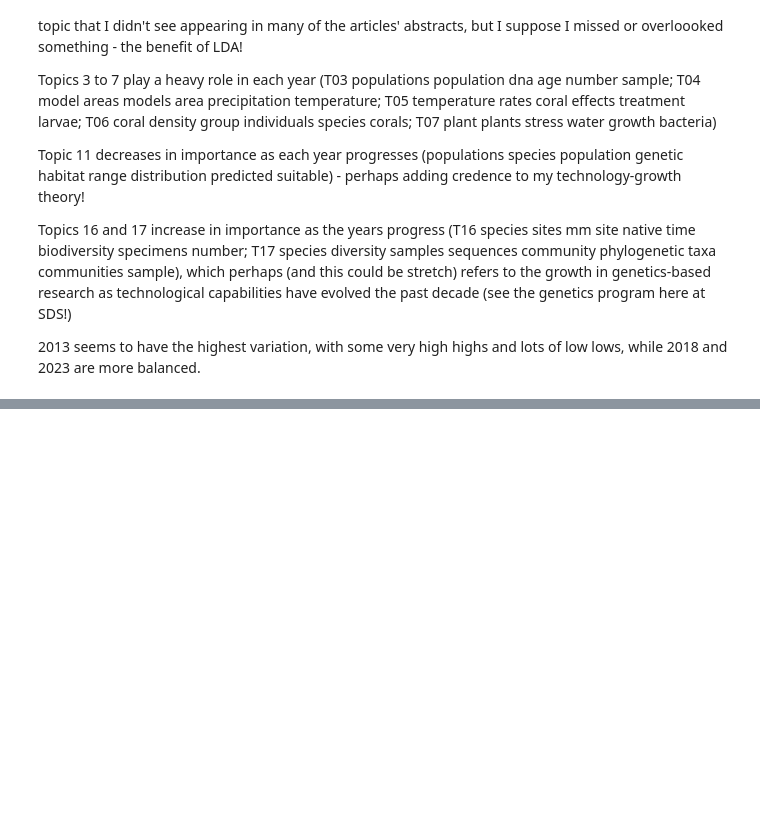
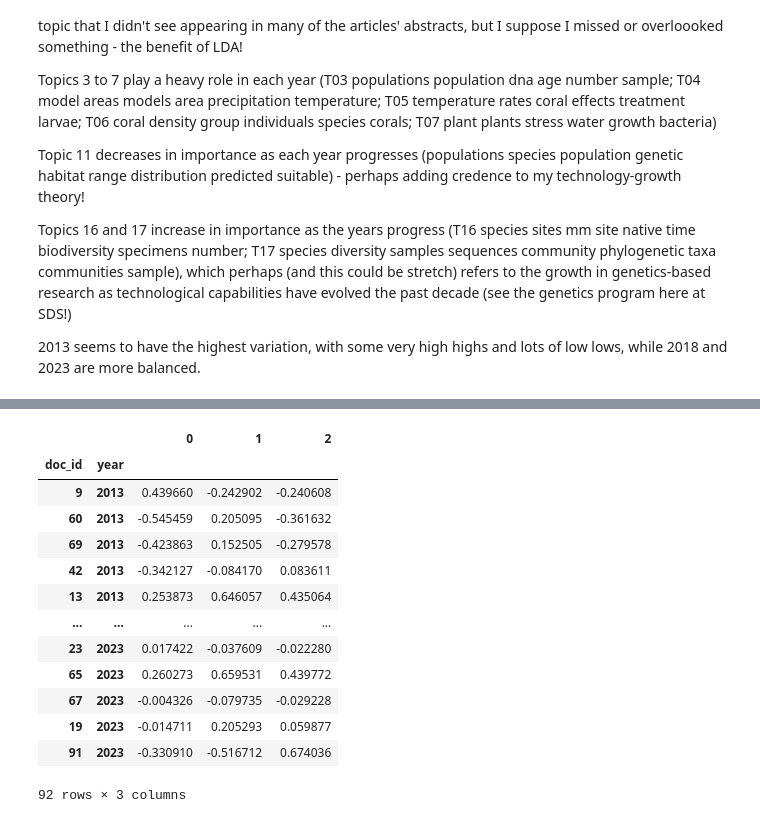
Before and after one commit to caroline-kranefuss/evolving_sentiment_climate, a Jupyter notebook: notebooks/LDA.ipynb, the cells around one changed output, grey strips where cells are left out. Saved outputs shown, nothing was run; the diff lists cells and outputs as text; code cells hidden in the pictures; blank space fills up the shorter version.

```diff
--- a/notebooks/LDA.ipynb
+++ b/notebooks/LDA.ipynb
@@ -342,0 +363,23 @@ Topics 16 and 17 increase in importance as the years progress (T16 species sites
+# %%
+# Use 3 components - cannot use more than the number of documents
+pca_engine = PCA(n_components=3)
+
+# Apply it to the TFIDF table to create a document count matrix
+THETA_PCA = pd.DataFrame(pca_engine.fit_transform(THETA_YR), index=THETA_YR.index)
+
+THETA_PCA
+# %% [output]
+|  |  | 0 | 1 | 2 |
+| doc_id | year |  |  |  |
+| 9 | 2013 | 0.439660 | -0.242902 | -0.240608 |
+| 60 | 2013 | -0.545459 | 0.205095 | -0.361632 |
+| 69 | 2013 | -0.423863 | 0.152505 | -0.279578 |
+| 42 | 2013 | -0.342127 | -0.084170 | 0.083611 |
+| 13 | 2013 | 0.253873 | 0.646057 | 0.435064 |
+| ... | ... | ... | ... | ... |
+| 23 | 2023 | 0.017422 | -0.037609 | -0.022280 |
+| 65 | 2023 | 0.260273 | 0.659531 | 0.439772 |
+| 67 | 2023 | -0.004326 | -0.079735 | -0.029228 |
+| 19 | 2023 | -0.014711 | 0.205293 | 0.059877 |
+| 91 | 2023 | -0.330910 | -0.516712 | 0.674036 |
+92 rows × 3 columns
```
Also changed, not shown: parts of 4 cells of this notebook, 2 other files.
